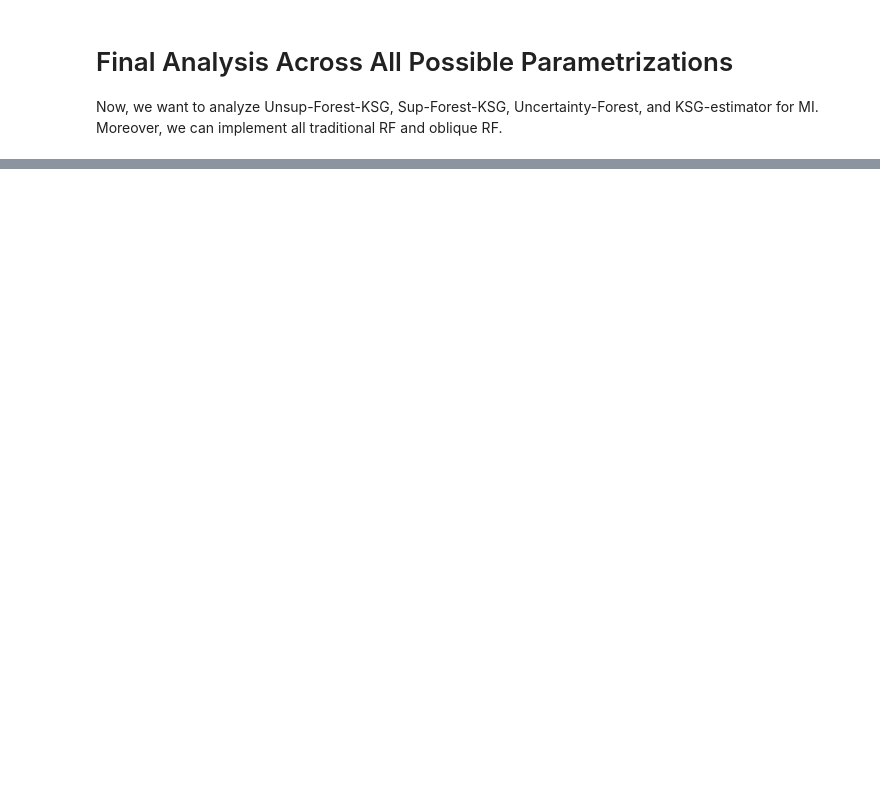
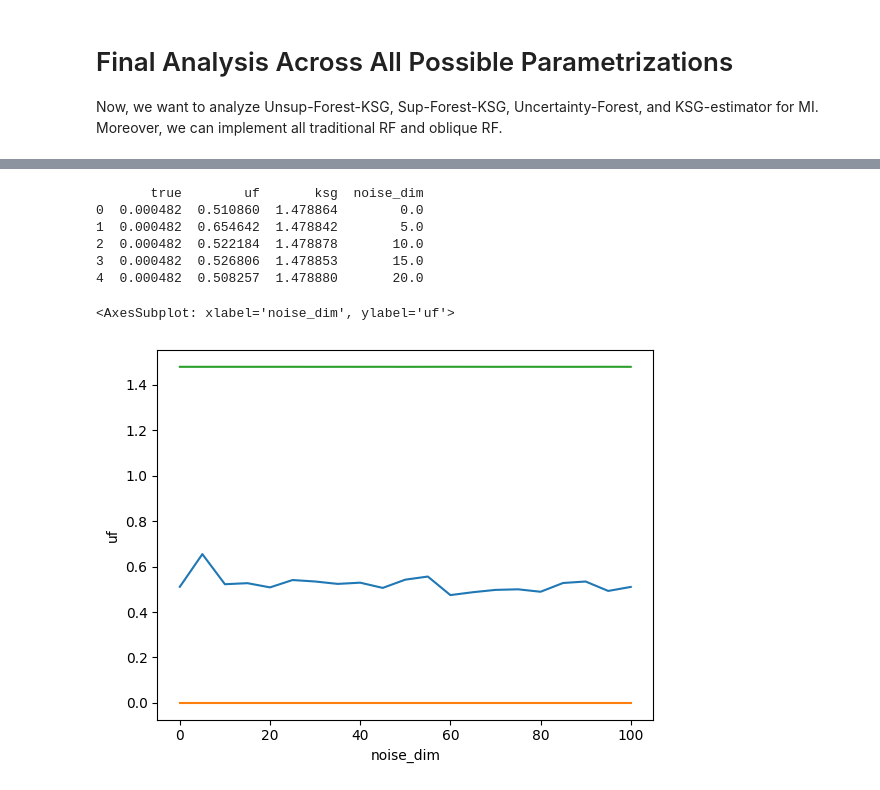
Before and after one commit to neurodata/treeple, a Jupyter notebook: experiments/plotting_cmi_analysis.ipynb, the cells around one changed output, grey strips where cells are left out. Cells and saved outputs as stored; diff of their text form; code cells hidden in the pictures; blank space fills up the shorter version.

```diff
--- a/experiments/plotting_cmi_analysis.ipynb
+++ b/experiments/plotting_cmi_analysis.ipynb
@@ -255,0 +298,8 @@ print(ksg_mi)
+# %%
+nn_estimator = NearestNeighbors(
+    n_neighbors=5, algorithm="kd_tree", p=np.inf, n_jobs=n_jobs
+)
+ksg_mi = mutual_info_ksg(
+    X, Y, nn_estimator=nn_estimator, n_jobs=n_jobs, k=0.3, verbose=False
+)
+print(ksg_mi)
@@ -255,0 +310,10 @@ print(ksg_mi)
+# %%
+nn_estimator.fit(data[:, col_idx])
+
+nn = []
+for idx, radius in enumerate(radius_per_sample):
+    nn_ = nn_estimator.radius_neighbors(
+        X=np.atleast_2d(data[:, col_idx]), radius=radius, return_distance=False
+    )
+    nn.append(nn_[idx])
+print(np.array([len(nn_) for nn_ in nn]))
@@ -271,0 +402,14 @@ Now, we want to analyze Unsup-Forest-KSG, Sup-Forest-KSG, Uncertainty-Forest, an
+# %%
+X = embed_high_dims(data[:, [0]], n_dims=n_noise_dims, random_state=seed)
+Y = embed_high_dims(data[:, [1]], n_dims=n_noise_dims, random_state=seed)
+Z = embed_high_dims(data[:, [2]], n_dims=n_noise_dims, random_state=seed)
+highdim_data = np.hstack((X, Y, Z))
+
+# true MI and CMI
+x_cov_idx = 0
+y_cov_idx = 1
+z_cov_idx = 2
+true_mi = mi_gaussian(cov, y_cov_idx, z_cov_idx)
+true_cmi = cmi_gaussian(cov, y_cov_idx, z_cov_idx, x_cov_idx)
+print(true_mi)
+print(true_cmi)
@@ -271,0 +555,22 @@ Now, we want to analyze Unsup-Forest-KSG, Sup-Forest-KSG, Uncertainty-Forest, an
+# %%
+result_df = pd.DataFrame(
+    np.vstack((true_mis, uf_ksg_mis, ksg_mis, noise_dims_grid)).T,
+    columns=["true", "uf", "ksg", "noise_dim"],
+)
+
+print(result_df.head())
+# %% [output]
+       true        uf       ksg  noise_dim
+0  0.000482  0.510860  1.478864        0.0
+1  0.000482  0.654642  1.478842        5.0
+2  0.000482  0.522184  1.478878       10.0
+3  0.000482  0.526806  1.478853       15.0
+4  0.000482  0.508257  1.478880       20.0
+# %%
+fig, ax = plt.subplots()
+sns.lineplot(data=result_df, x="noise_dim", y="uf", ax=ax)
+sns.lineplot(data=result_df, x="noise_dim", y="true", ax=ax)
+sns.lineplot(data=result_df, x="noise_dim", y="ksg", ax=ax)
+# %% [output]
+<AxesSubplot: xlabel='noise_dim', ylabel='uf'>
+[figure, added]
```
Also changed, not shown: parts of 23 cells of this notebook, 9 other files.
